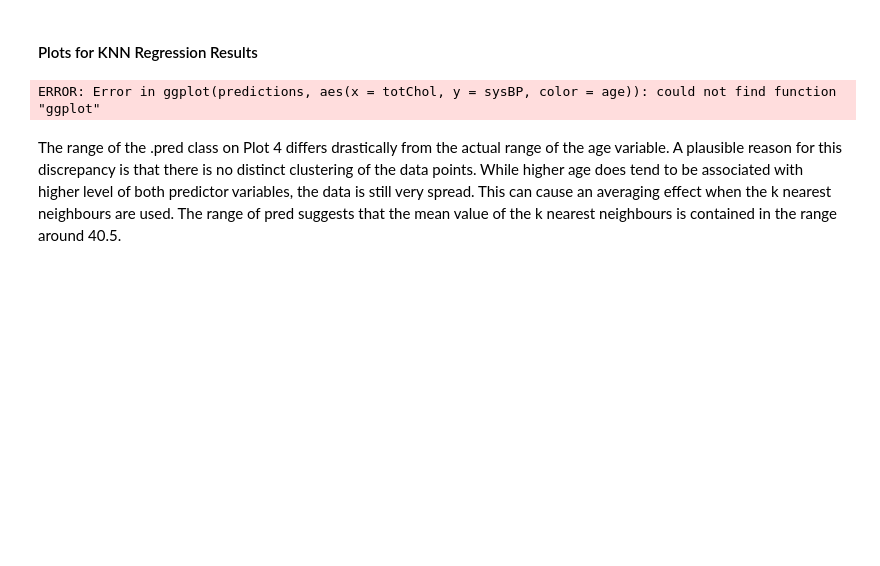
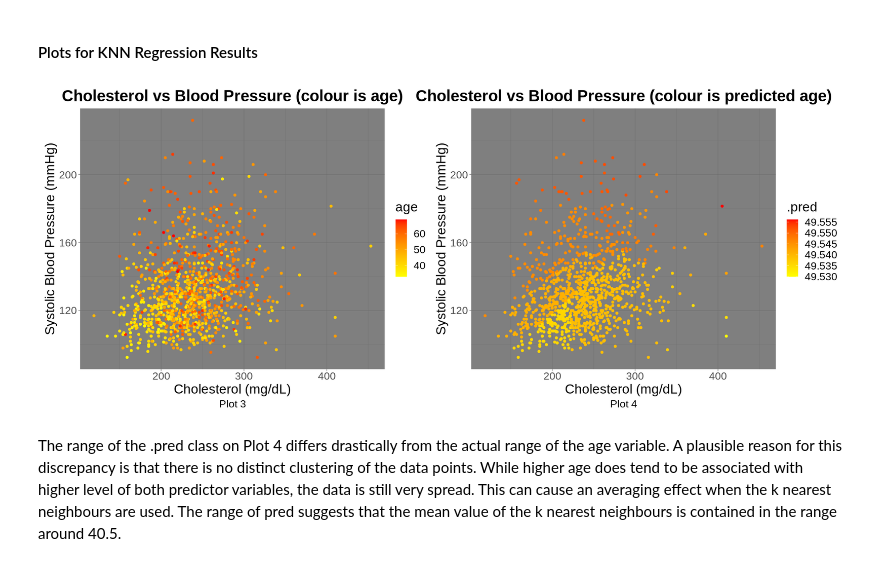
Before and after one commit to Kyleetd/DSCI100-Course-Project-2023, a Jupyter notebook: FinalProjectScript-Regression.ipynb, the cells around one changed output. Saved outputs shown, nothing was run; the diff lists cells and outputs as text; code cells hidden in the pictures; blank space fills up the shorter version.

```diff
--- a/FinalProjectScript-Regression.ipynb
+++ b/FinalProjectScript-Regression.ipynb
@@ -189,30 +188,32 @@ A tibble: 3 × 3
 # %%
 options(repr.plot.width=17, repr.plot.height=7)
 
 knn_plot1 <- predictions |>
   ggplot(aes(x = totChol, y = sysBP, color = age)) +
   geom_point() +
   labs(x = "Cholesterol (mg/dL)",
        y = "Systolic Blood Pressure (mmHg)",
        title = "Cholesterol vs Blood Pressure (colour is age)",
        caption = "Plot 3") +
   theme_dark() +
+  scale_color_gradient(low = "yellow", high = "red") + # Add color gradient
   theme(text = element_text(size = 20), plot.title = element_text(face = "bold", hjust = 0.5), plot.caption = element_text(hjust = 0.5))
 
 knn_plot2 <- predictions |>
   ggplot(aes(x = totChol, y = sysBP, color = .pred)) +
   geom_point() +
   labs(x = "Cholesterol (mg/dL)",
        y = "Systolic Blood Pressure (mmHg)",
        title = "Cholesterol vs Blood Pressure (colour is predicted age)",
        caption = "Plot 4") +
   theme_dark() +
+ scale_color_gradient(low = "yellow", high = "red") + # Add color gradient
   theme(text = element_text(size = 20), plot.title = element_text(face = "bold", hjust = 0.5), plot.caption = element_text(hjust = 0.5))
 
 knn_plot1 + knn_plot2 +
   plot_layout(ncol = 2)
 # %% [output]
-ERROR: Error in ggplot(predictions, aes(x = totChol, y = sysBP, color = age)): could not find function "ggplot"
+[figure, added]
 # %% [markdown]
 The range of the .pred class on Plot 4 differs drastically from the actual range of the age variable. A plausible reason for this discrepancy is that there is no distinct clustering of the data points. While higher age does tend to be associated with higher level of both predictor variables, the data is still very spread. This can cause an averaging effect when the k nearest neighbours are used. The range of pred suggests that the mean value of the k nearest neighbours is contained in the range around 40.5.
 # %% [markdown]
```
Also changed, not shown: parts of 12 cells of this notebook.
